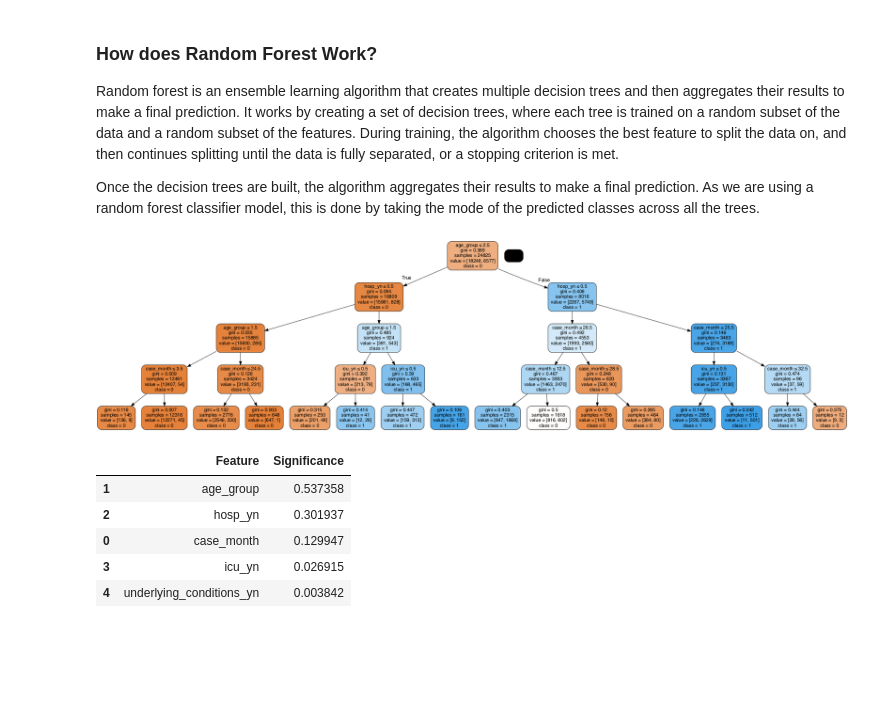
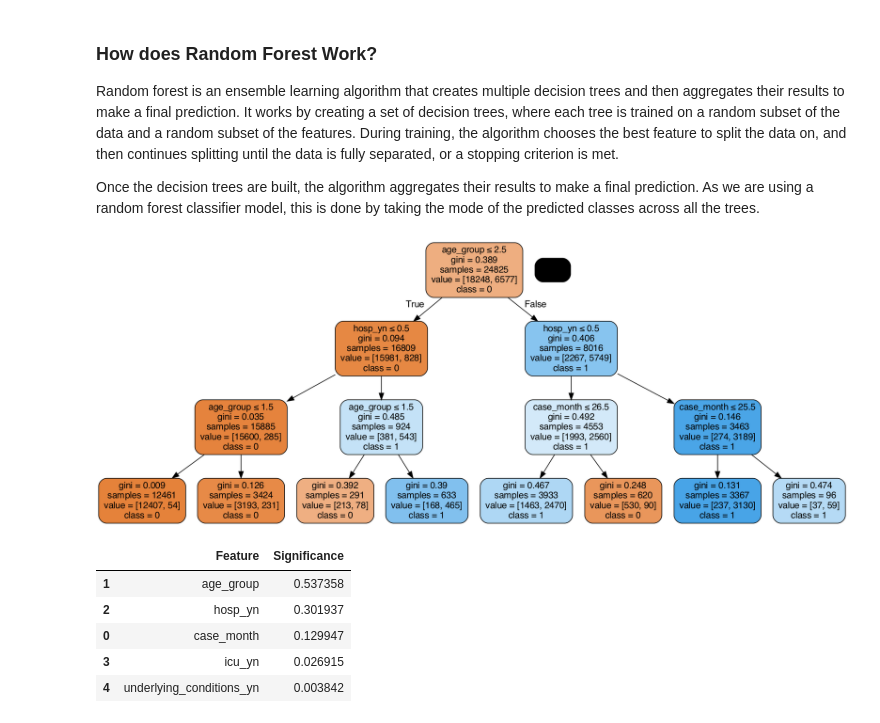
Before and after one commit to mattx245/Machine-Learning-Project, a Jupyter notebook: Homework2_22207000_12468998.ipynb, the cells around one changed output. Cells and saved outputs as stored; diff of their text form; code cells hidden in the pictures; blank space fills up the shorter version.

```diff
--- a/Homework2_22207000_12468998.ipynb
+++ b/Homework2_22207000_12468998.ipynb
@@ -689,23 +684,23 @@ Random forest is an ensemble learning algorithm that creates multiple decision t
 
 Once the decision trees are built, the algorithm aggregates their results to make a final prediction. As we are using a random forest classifier model, this is done by taking the mode of the predicted classes across all the trees.
 # %%
-decision_tree = DecisionTreeClassifier(max_depth=4, random_state=1)
+decision_tree = DecisionTreeClassifier(max_depth=3, random_state=1)
 decision_tree.fit(random_forest_x_train, random_forest_y_train)
 
 dot_data = export_graphviz(decision_tree,
                            out_file=None,
                            feature_names=random_forest_x_train.columns,
                            class_names=['0', '1'],
                            filled=True,
                            rounded=True,
                            special_characters=True)
 
 graph = pydotplus.graph_from_dot_data(dot_data)
 
 graph.set_size('"20,8!"')
 Image(graph.create_png())
 # %% [output]
-[figure, old version]
+[figure, new version]
 # %%
 feature_importance = pd.DataFrame({'Feature': random_forest_x_train.columns, 'Significance':rfc.feature_importances_})
 feature_importance.sort_values('Significance', ascending=False)
```
Also changed, not shown: parts of 8 cells of this notebook.
